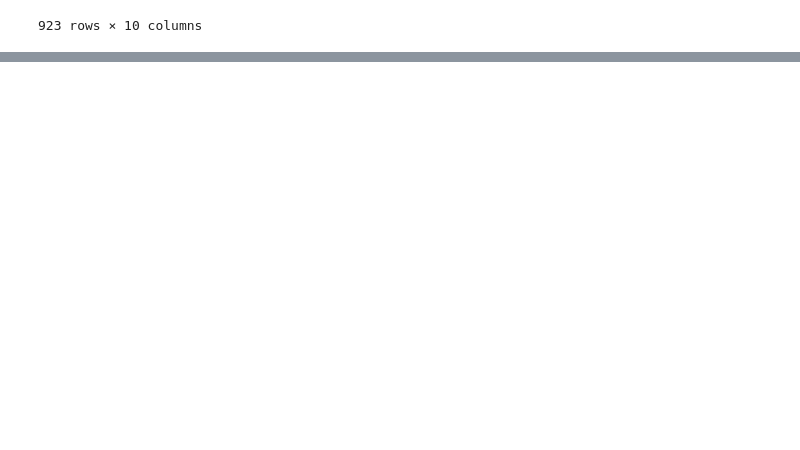
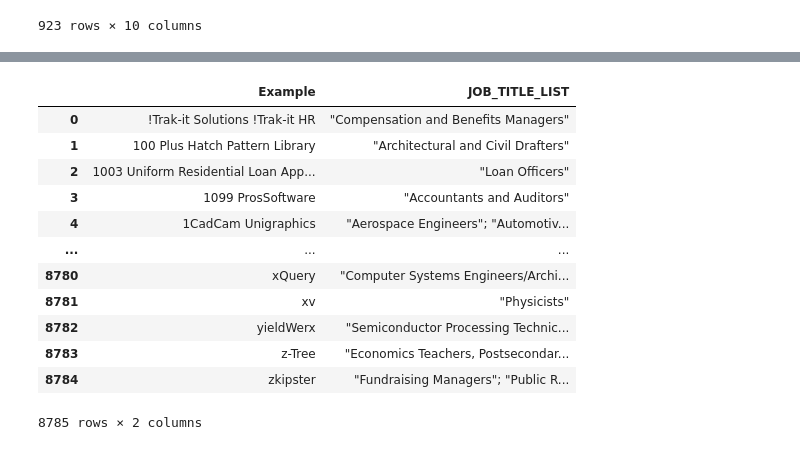
Before and after one commit to matthewcavanaugh96/magnimind, a Jupyter notebook: AI Job Displacement/Part 1-4 EDA.ipynb, the cells around one changed output, grey strips where cells are left out. Cells and saved outputs as stored; diff of their text form; code cells hidden in the pictures; blank space fills up the shorter version.

```diff
--- a/AI Job Displacement/Part 1-4 EDA.ipynb
+++ b/AI Job Displacement/Part 1-4 EDA.ipynb
@@ -523,0 +421,26 @@ For calculations, will have to go back to original df
+# %%
+# Create column list of all unique commodities by (Job)title
+jobs_by_software = (
+    df_technology_skills
+    .groupby('Example')['Title']
+    .apply(lambda x: '; '.join(
+        f'"{e}"' for e in sorted(x.unique())
+    ))
+    .reset_index(name='JOB_TITLE_LIST')
+)
+
+jobs_by_software
+# %% [output]
+|  | Example | JOB_TITLE_LIST |
+| 0 | !Trak-it Solutions !Trak-it HR | "Compensation and Benefits Managers" |
+| 1 | 100 Plus Hatch Pattern Library | "Architectural and Civil Drafters" |
+| 2 | 1003 Uniform Residential Loan App... | "Loan Officers" |
+| 3 | 1099 ProsSoftware | "Accountants and Auditors" |
+| 4 | 1CadCam Unigraphics | "Aerospace Engineers"; "Automotiv... |
+| ... | ... | ... |
+| 8780 | xQuery | "Computer Systems Engineers/Archi... |
+| 8781 | xv | "Physicists" |
+| 8782 | yieldWerx | "Semiconductor Processing Technic... |
+| 8783 | z-Tree | "Economics Teachers, Postsecondar... |
+| 8784 | zkipster | "Fundraising Managers"; "Public R... |
+8785 rows × 2 columns
```
Also changed, not shown: parts of 20 cells of this notebook, 4 other files.
